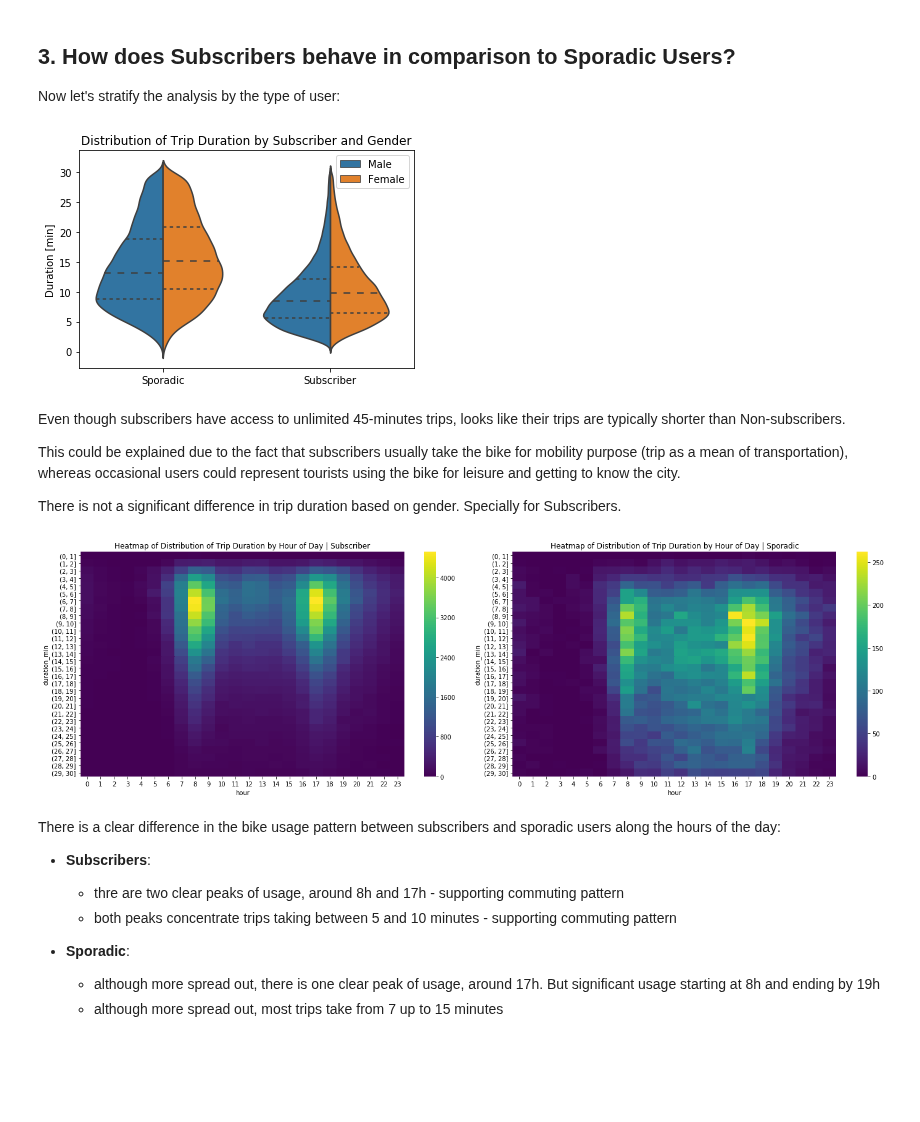
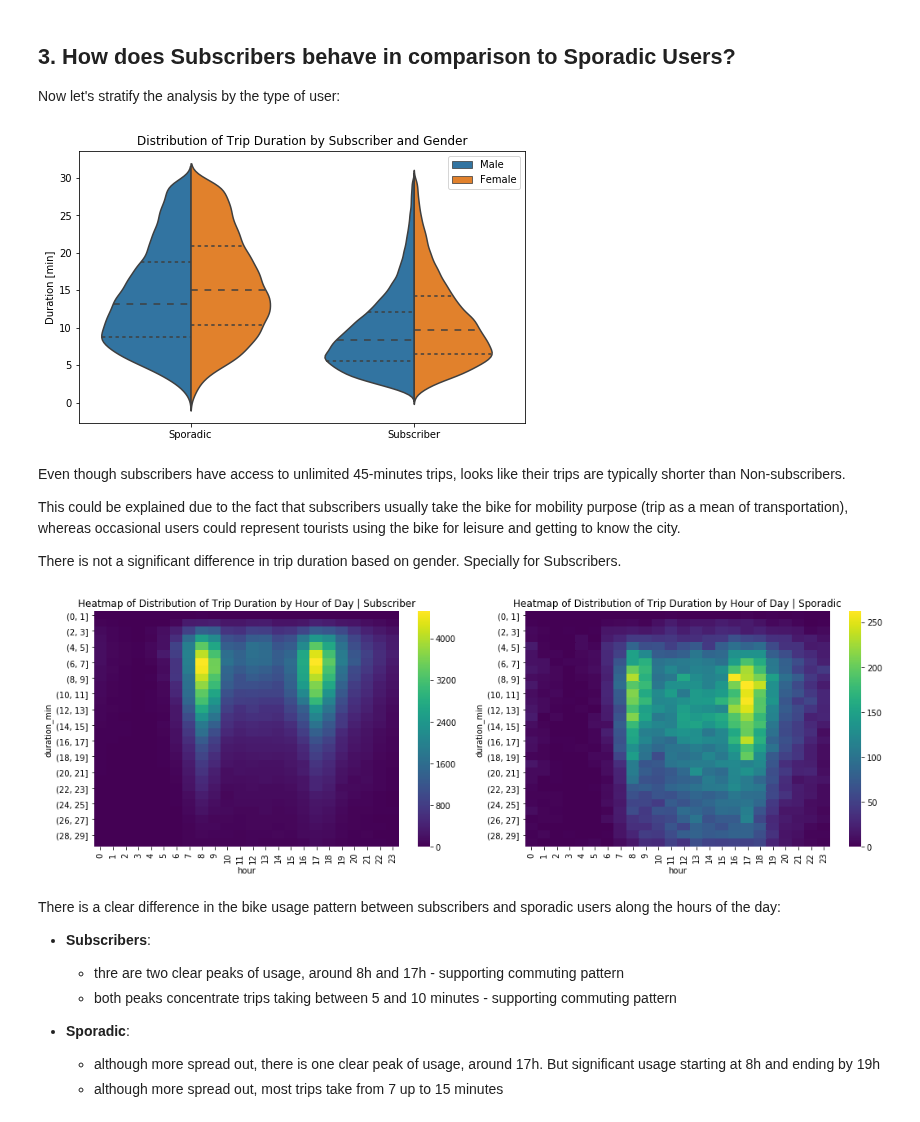
Before and after one commit to marcellovictorino/DAND_5_DataViz, a Jupyter notebook: 2_Project_ FordGoBike/2_Presentation.ipynb, the cells around one changed output. Saved outputs shown, nothing was run; the diff lists cells and outputs as text; code cells hidden in the pictures; blank space fills up the shorter version.

```diff
--- a/2_Project_ FordGoBike/2_Presentation.ipynb
+++ b/2_Project_ FordGoBike/2_Presentation.ipynb
@@ -147,17 +150,18 @@ There is no clear correlation between user age and the time the trip occurs, sug
 Now let's stratify the analysis by the type of user:
 # %%
 # Trip Duration vs Subscriber vs Gender
+plt.figure(figsize=(8,5))
 sns.violinplot(data=df3, y='duration_min', x='subscriber', hue='gender', split=True, orient='v', inner='quartile',
               hue_order=[1,0]);
 plt.title('Distribution of Trip Duration by Subscriber and Gender')
 plt.ylabel('Duration [min]')
 plt.xlabel('')
 L = plt.legend()
 L.get_texts()[0].set_text('Male')
 L.get_texts()[1].set_text('Female')
 plt.xticks([0,1], ['Sporadic','Subscriber']);
 # %% [output]
-[figure, old version]
+[figure, new version]
 # %% [markdown]
 Even though subscribers have access to unlimited 45-minutes trips, looks like their trips are typically shorter than Non-subscribers.
 
@@ -169,7 +173,7 @@ subscriber1 = df2.query('subscriber == 1 & duration_min < 30')
 subscriber0 = df2.query('subscriber == 0 & duration_min < 30')
 # %%
 # Trip duration vs Hour Day - count
-plt.figure(figsize=(20,6))
+plt.figure(figsize=(15,5))
 
 plt.subplot(121)
 trip_duration_bins = pd.cut(subscriber1.duration_min, bins=range(0,61))
@@ -185,7 +189,7 @@ plt.title('Heatmap of Distribution of Trip Duration by Hour of Day | Sporadic');
 
 plt.tight_layout()
 # %% [output]
-[figure, old version]
+[figure, new version]
 # %% [markdown]
 There is a clear difference in the bike usage pattern between subscribers and sporadic users along the hours of the day:
 + **Subscribers**:
```
Also changed, not shown: parts of 5 cells of this notebook.
